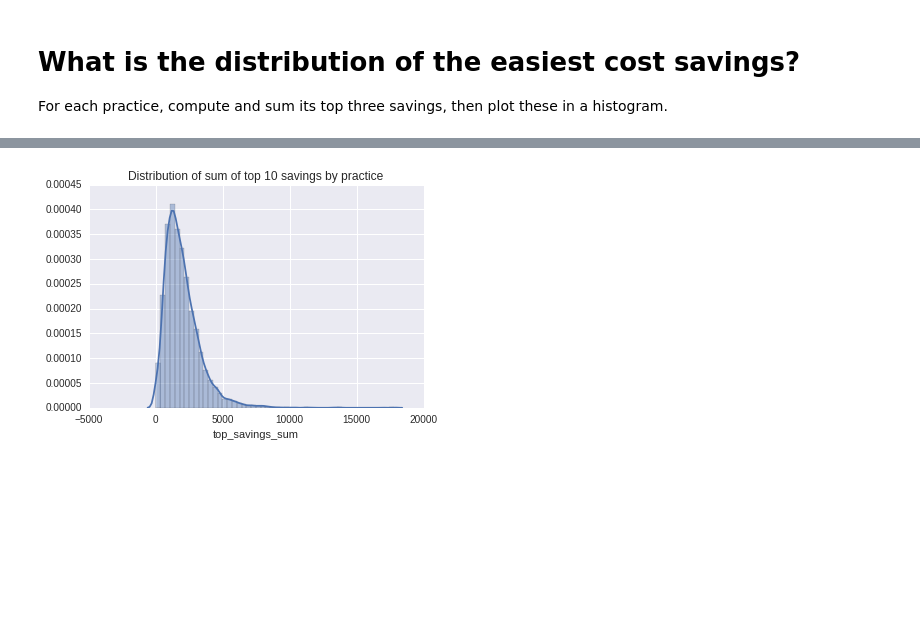
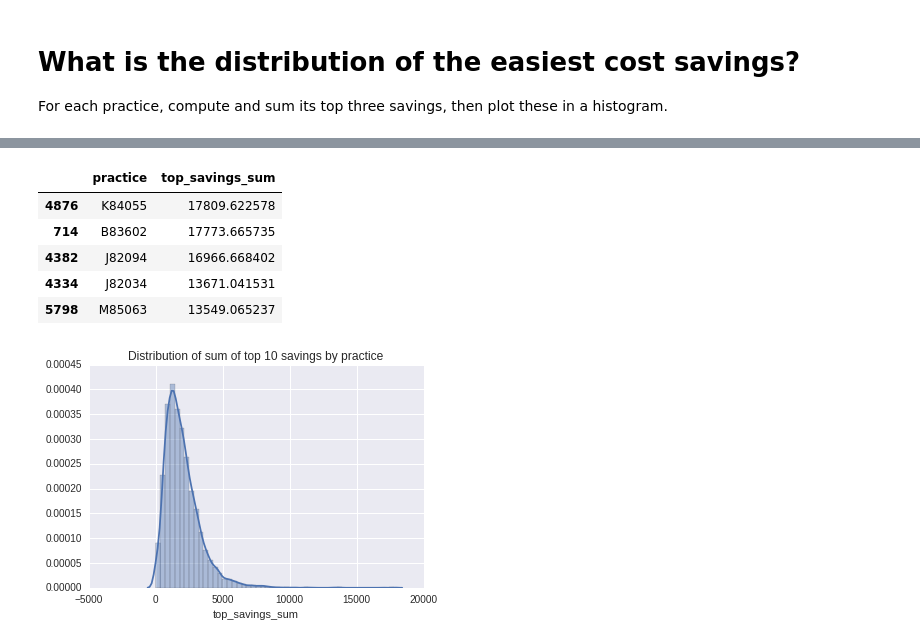
Before and after one commit to ebmdatalab/price-per-dose, a Jupyter notebook: Price per dose.ipynb, the cells around one changed output, grey strips where cells are left out. Cells and saved outputs as stored; diff of their text form; code cells hidden in the pictures; blank space fills up the shorter version.

Commit message:
Show the practices with summed top 10 savings

```diff
--- a/Price per dose.ipynb
+++ b/Price per dose.ipynb
@@ -175,3 +175,12 @@ top_10.describe()
+# %%
+top_10.sort_values('top_savings_sum', ascending=False).head(5)
+# %% [output]
+|  | practice | top_savings_sum |
+| 4876 | K84055 | 17809.622578 |
+| 714 | B83602 | 17773.665735 |
+| 4382 | J82094 | 16966.668402 |
+| 4334 | J82034 | 13671.041531 |
+| 5798 | M85063 | 13549.065237 |
 # %%
 sns.distplot(top_10.top_savings_sum)
 plt.title("Distribution of sum of top 10 savings by practice")
```
Also changed, not shown: parts of 2 cells of this notebook.
